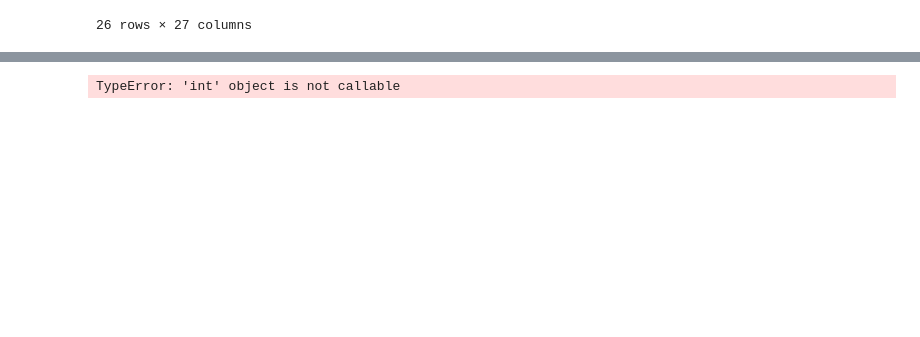
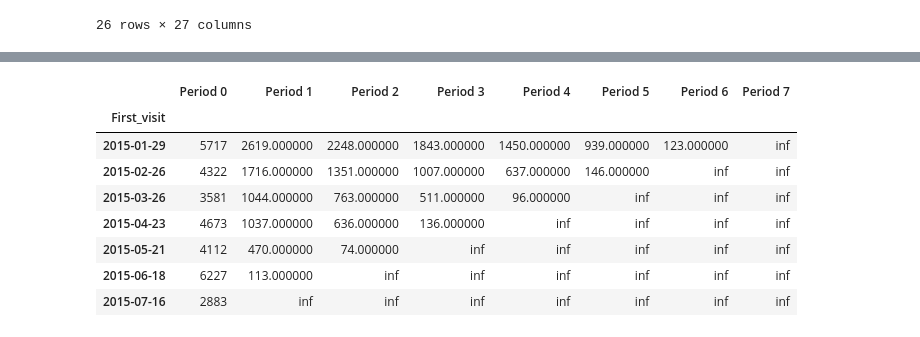
Before and after one commit to Kerla34/Ally, a Jupyter notebook: RetentionRate.ipynb, the cells around one changed output, grey strips where cells are left out. Saved outputs shown, nothing was run; the diff lists cells and outputs as text; code cells hidden in the pictures; blank space fills up the shorter version.

```diff
--- a/RetentionRate.ipynb
+++ b/RetentionRate.ipynb
@@ -435 +448,11 @@ def retained_in_interval_month(users,signup_week,n_months,end_date):
                         ])
+# %%
+# Testing :
+startdate = retention['first_visit'].min().normalize()
+enddate = last_day_of_period28(retention['first_visit'].max(),startdate).normalize() + pd.Timedelta('1 days')
+# .normalize() remove the time component
+
+print(enddate)
+print(startdate)
+print(enddate - startdate )
+print('Number of periods: '+str(196 / 28))
@@ -436,19 +485,21 @@ def retained_in_interval_month(users,signup_week,n_months,end_date):
 # %%
-def retention_matrix_month(users,span='M',end_date=None):
+def retention_matrix_period28(users):
     '''
-        For a given dataframe of users, return a retention matrix with the following parameters :
-        span : the span of every period of time between the cohort (D, W, M)
-        end_date = the date after which we stop counting the users
+        For a given dataframe of users, return a retention matrix on a 28-days-period base
     '''
     # Calculate the size of the retention matrix based on the time span between min and max date.
-    time_frame = retention['last_visit'].max() - retention['first_visit'].min()
-    matrix_x = int(np.trunc(time_frame.days/30))
+    start_date = users['first_visit'].min().normalize()
+    end_date = last_day_of_period28(users['first_visit'].max(),startdate).normalize() + pd.Timedelta('1 days')
+    # Adding one day to have a full period
+    # .normalize() remove the time component
+    time_frame =  end_date - start_date
+    # Adding one day because of the time component of the dates
+    matrix_x = int(np.trunc(time_frame.days/28))
     matrix_y = matrix_x
+
     # the last column of the table will end at the last date :
-    if end_date is None:
-        end_date = dt.datetime.today()
     # The index of the dataframe will be a list of dates ranging
-    dates = pd.date_range(add_months(end_date,-matrix_y), periods=matrix_y, freq=span)
+    dates = pd.date_range(add_period28(end_date,-matrix_y), periods=matrix_y, freq='28D')
 
     matrix = pd.DataFrame(columns=['First_visit'])
     matrix['First_visit'] = dates
@@ -456,13 +507,23 @@ def retention_matrix_month(users,span='M',end_date=None):
     range_dates = range(0,matrix_x+1)
     for p in range_dates:
         # Name of the column
-        s_p = span + ' ' + str(p)
-        matrix[s_p] = matrix.apply(lambda x: retained_in_interval_month(users,x['First_visit'],p,end_date), axis=1)
+        s_p = 'Period ' + str(p)
+        matrix[s_p] = matrix.apply(lambda x: retained_in_interval_period28(users,x['First_visit'],p,end_date,start_date), axis=1)
 
     matrix = matrix.set_index('First_visit')
     return matrix
 # %%
-# This one should be smaller thus faster to compute
-matrix = retention_matrix_month(retention,end_date=last_day_of_month(retention['first_visit'].max()) )
+# This one should be smaller (7x8) thus faster to compute
+matrix = retention_matrix_period28(retention)
-# %% [output]
-TypeError: 'int' object is not callable
+# %%
+matrix
+# %% [output]
+|  | Period 0 | Period 1 | Period 2 | Period 3 | Period 4 | Period 5 | Period 6 | Period 7 |
+| First_visit |  |  |  |  |  |  |  |  |
+| 2015-01-29 | 5717 | 2619.000000 | 2248.000000 | 1843.000000 | 1450.000000 | 939.000000 | 123.000000 | inf |
+| 2015-02-26 | 4322 | 1716.000000 | 1351.000000 | 1007.000000 | 637.000000 | 146.000000 | inf | inf |
+| 2015-03-26 | 3581 | 1044.000000 | 763.000000 | 511.000000 | 96.000000 | inf | inf | inf |
+| 2015-04-23 | 4673 | 1037.000000 | 636.000000 | 136.000000 | inf | inf | inf | inf |
+| 2015-05-21 | 4112 | 470.000000 | 74.000000 | inf | inf | inf | inf | inf |
+| 2015-06-18 | 6227 | 113.000000 | inf | inf | inf | inf | inf | inf |
+| 2015-07-16 | 2883 | inf | inf | inf | inf | inf | inf | inf |
```
Also changed, not shown: parts of 18 cells of this notebook, 3 other files.
